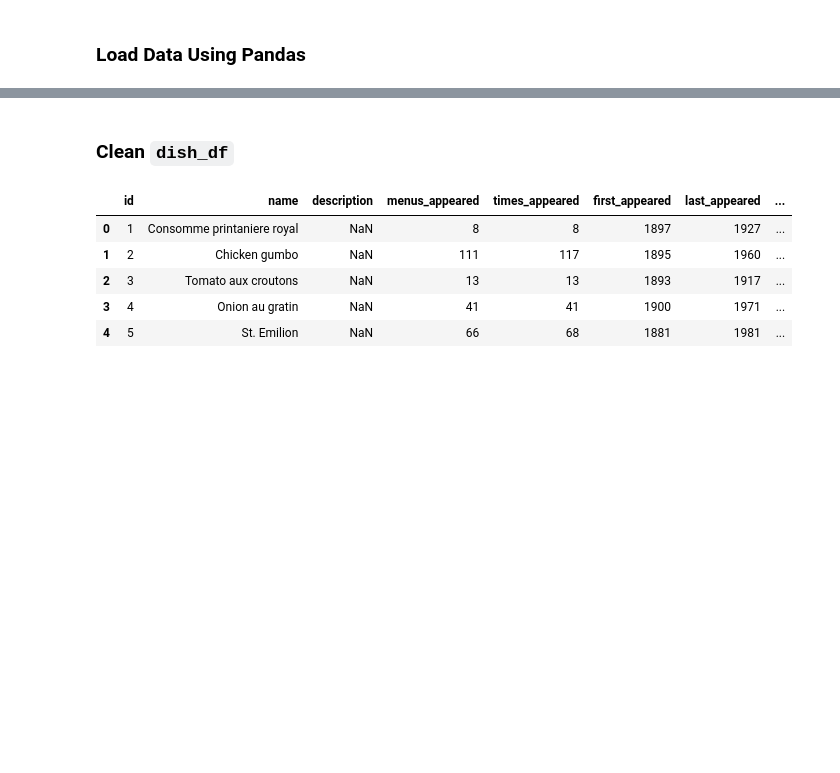
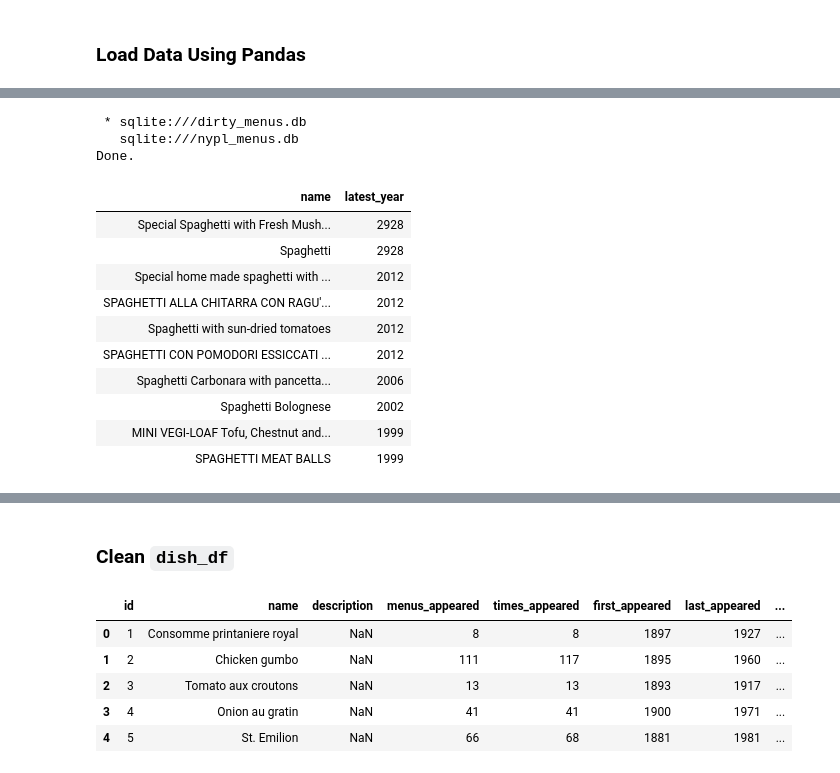
Before and after one commit to brendanpshea/data_clean_nypl, a Jupyter notebook: New_York_Public_Library_Menus_Clean.ipynb, the cells around one changed output, grey strips where cells are left out. Saved outputs shown, nothing was run; the diff lists cells and outputs as text; code cells hidden in the pictures; blank space fills up the shorter version.

```diff
--- a/New_York_Public_Library_Menus_Clean.ipynb
+++ b/New_York_Public_Library_Menus_Clean.ipynb
@@ -121,0 +289,25 @@ menupage_df = pd.read_csv('NYPL-menus/MenuPage.csv')
+# %%
+%%sql
+-- get latest years for common spaghetti dishes
+SELECT name, MAX(last_appeared) AS latest_year
+FROM dishes
+JOIN menuitems ON dishes.id = menuitems.dish_id
+WHERE name LIKE "%spaghetti%"
+GROUP BY menuitems.dish_id
+ORDER BY latest_year DESC
+LIMIT 10
+# %% [output]
+ * sqlite:///dirty_menus.db
+   sqlite:///nypl_menus.db
+Done.
+| name | latest_year |
+| Special Spaghetti with Fresh Mush... | 2928 |
+| Spaghetti | 2928 |
+| Special home made spaghetti with ... | 2012 |
+| SPAGHETTI ALLA CHITARRA CON RAGU'... | 2012 |
+| Spaghetti with sun-dried tomatoes | 2012 |
+| SPAGHETTI CON POMODORI ESSICCATI ... | 2012 |
+| Spaghetti Carbonara with pancetta... | 2006 |
+| Spaghetti Bolognese | 2002 |
+| MINI VEGI-LOAF Tofu, Chestnut and... | 1999 |
+| SPAGHETTI MEAT BALLS | 1999 |
```
Also changed, not shown: parts of 21 cells of this notebook.
